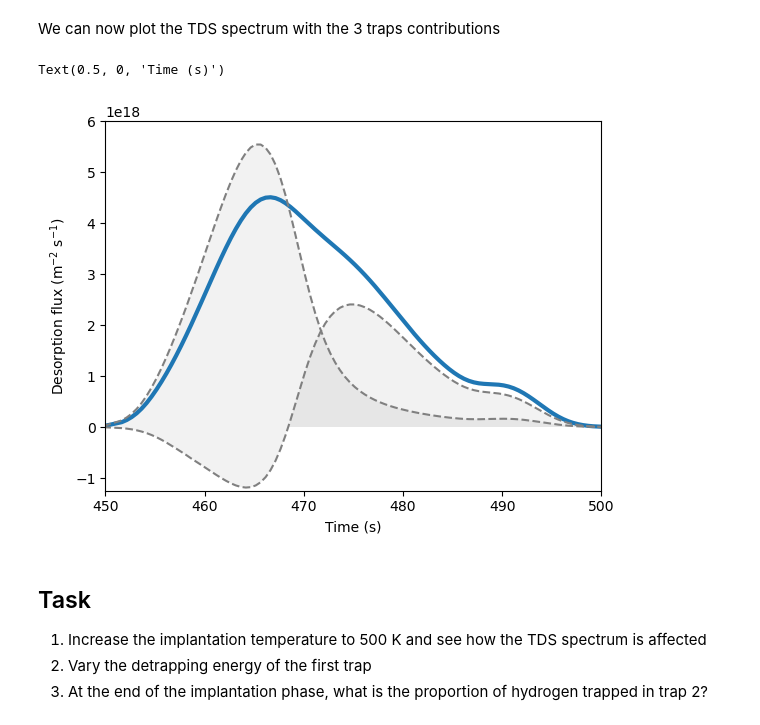
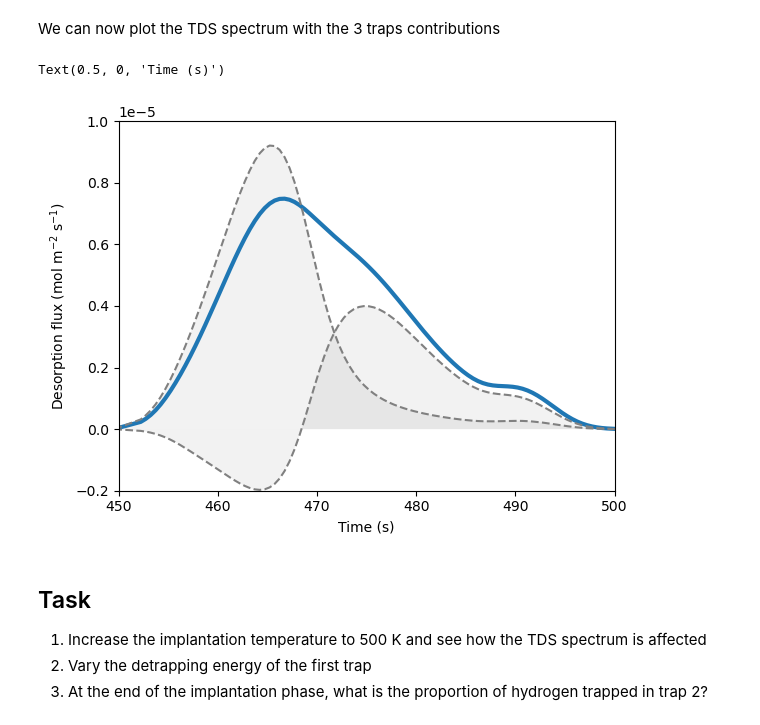
Before and after one commit to festim-dev/FESTIM-workshop, a Jupyter notebook: book/content/applications/task02.ipynb, the cells around one changed output. Drawn from its saved outputs; the diff is of its cells as text; code cells hidden in the pictures.

```diff
--- a/book/content/applications/task02.ipynb
+++ b/book/content/applications/task02.ipynb
@@ -247,20 +248,20 @@ We can now plot the TDS spectrum with the 3 traps contributions
 # %%
 plt.plot(t, flux_total, linewidth=3)
 plt.plot(t[1:], contribution_trap_1, linestyle="--", color="grey")
 plt.fill_between(t[1:], 0, contribution_trap_1, facecolor="grey", alpha=0.1)
 plt.plot(t[1:], contribution_trap_2, linestyle="--", color="grey")
 plt.fill_between(t[1:], 0, contribution_trap_2, facecolor="grey", alpha=0.1)
 
 plt.xlim(450, 500)
-plt.ylim(bottom=-1.25e18, top=0.6e19)
-plt.ylabel(r"Desorption flux (m$^{-2}$ s$^{-1}$)")
+plt.ylim(-0.2e-5, 1e-5)
+plt.ylabel(r"Desorption flux (mol m$^{-2}$ s$^{-1}$)")
 plt.xlabel(r"Time (s)")
 
-plt.ylabel(r"Desorption flux (m$^{-2}$ s$^{-1}$)")
+plt.ylabel(r"Desorption flux (mol m$^{-2}$ s$^{-1}$)")
 plt.xlabel(r"Time (s)")
 # %% [output]
 Text(0.5, 0, 'Time (s)')
-[figure, old version]
+[figure, new version]
 # %% [markdown]
 ## Task
 1) Increase the implantation temperature to 500 K and see how the TDS spectrum is affected
```
Also changed, not shown: parts of 6 cells of this notebook.
